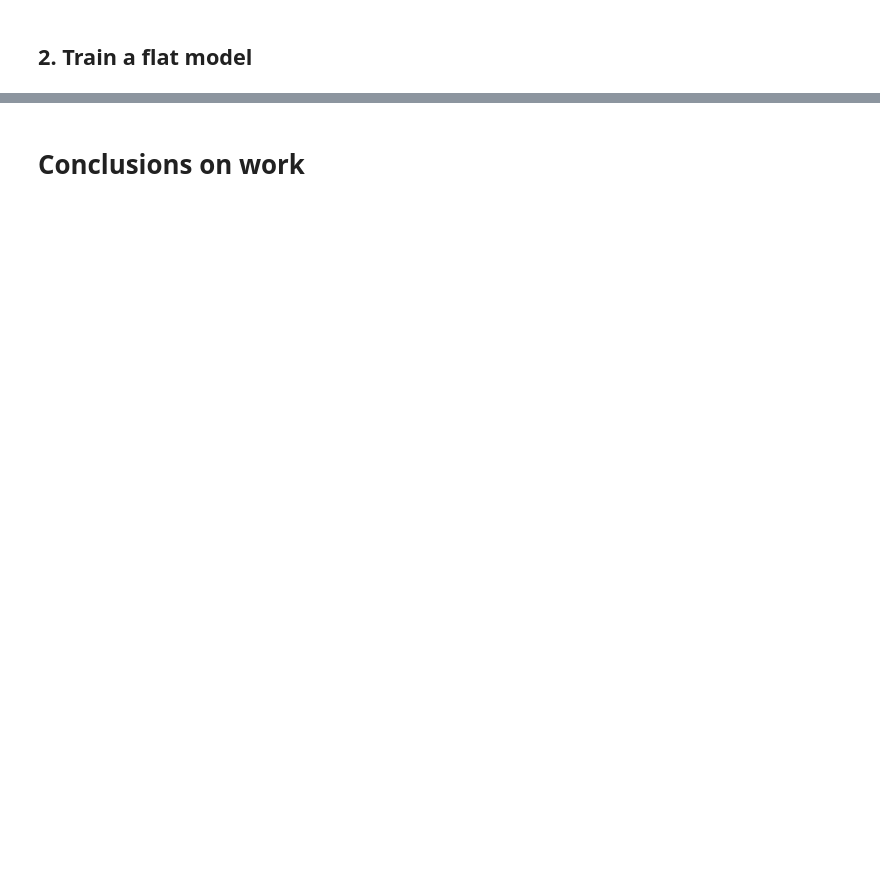
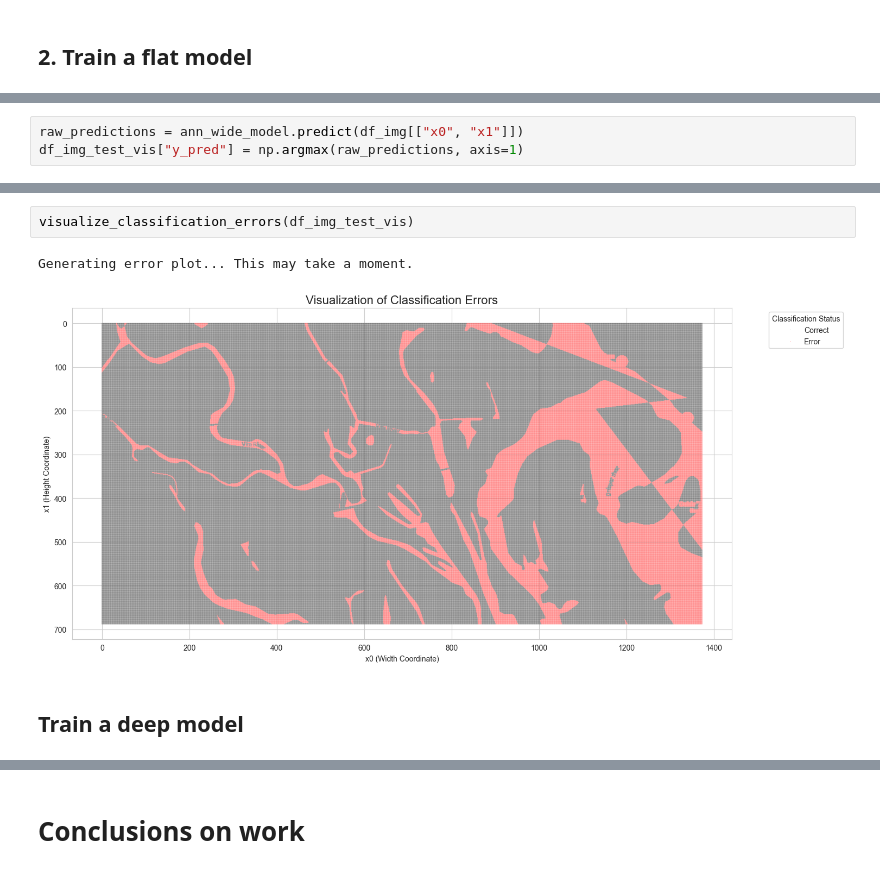
Before and after one commit to VolDonets/Neural_Networks_course, a Jupyter notebook: lap_works/lab_5/lab_5_ultrawide_vs_deep.ipynb, the cells around one changed output, grey strips where cells are left out. Drawn from its saved outputs; the diff is of its cells as text; blank space fills up the shorter version.

```diff
--- a/lap_works/lab_5/lab_5_ultrawide_vs_deep.ipynb
+++ b/lap_works/lab_5/lab_5_ultrawide_vs_deep.ipynb
@@ -221,0 +413,3 @@ ann_flat_model = keras.Sequential([
+# %%
+raw_predictions = ann_wide_model.predict(df_img[["x0", "x1"]])
+df_img_test_vis["y_pred"] = np.argmax(raw_predictions, axis=1)
@@ -221,0 +418,7 @@ ann_flat_model = keras.Sequential([
+# %%
+visualize_classification_errors(df_img_test_vis)
+# %% [output]
+Generating error plot... This may take a moment.
+[figure, added]
+# %% [markdown]
+## Train a deep model
```
Also changed, not shown: parts of 21 cells of this notebook.
